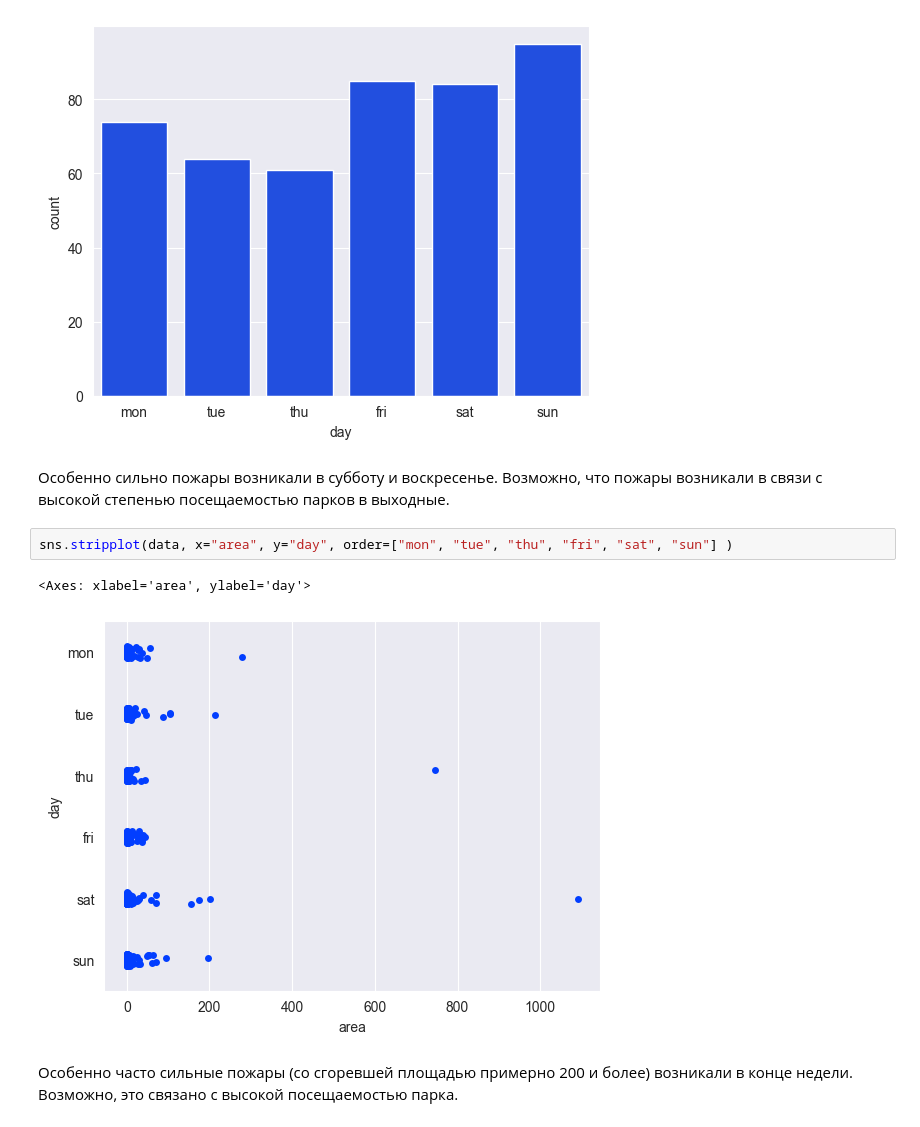
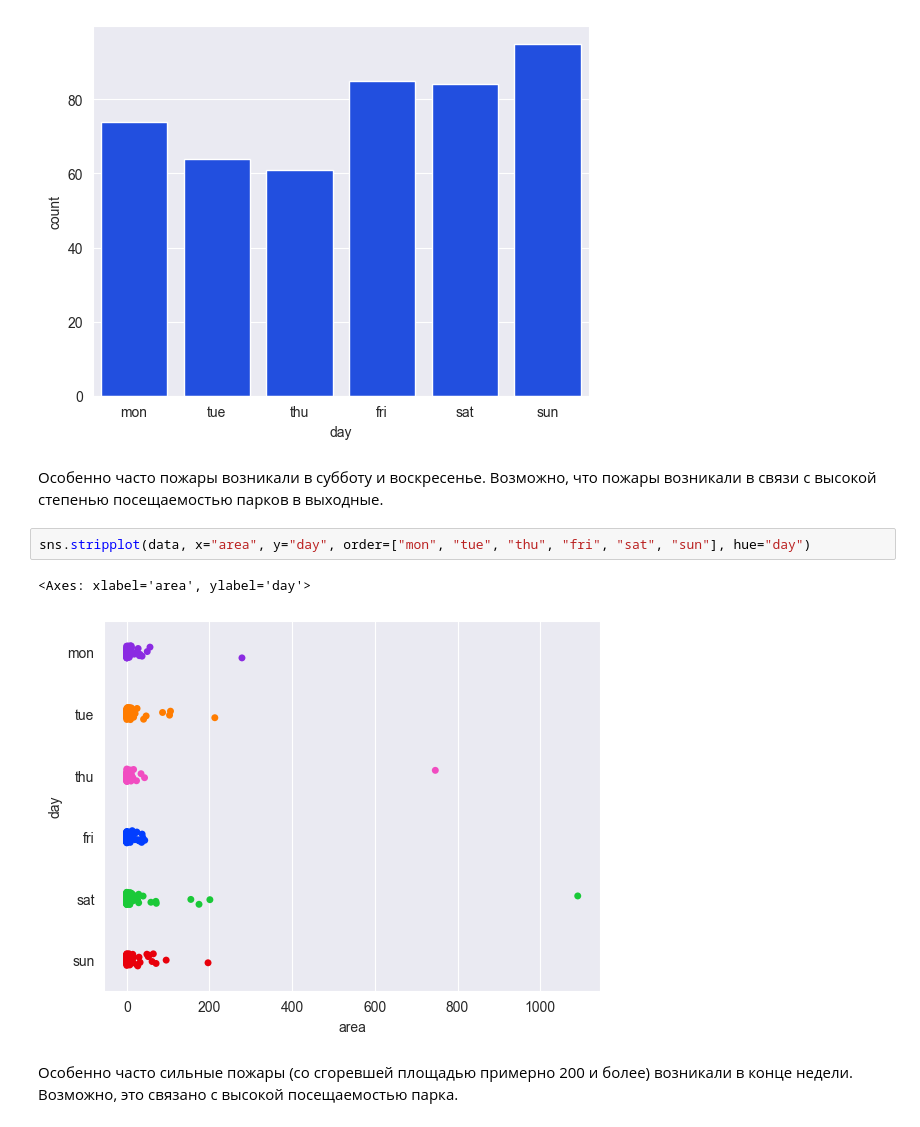
Before and after one commit to stwz13/ml, a Jupyter notebook: practice1.ipynb, the cells around one changed output. Saved outputs shown, nothing was run; the diff lists cells and outputs as text.

Commit message:
more graphics

```diff
--- a/practice1.ipynb
+++ b/practice1.ipynb
@@ -257,12 +272,12 @@ sns.countplot(data, x="day", order=["mon", "tue", "thu", "fri", "sat", "sun"] )
 <Axes: xlabel='day', ylabel='count'>
 [figure]
 # %% [markdown]
-Особенно сильно пожары возникали в субботу и воскресенье. Возможно, что пожары возникали в связи с высокой степенью посещаемостью парков в выходные.
+Особенно часто пожары возникали в субботу и воскресенье. Возможно, что пожары возникали в связи с высокой степенью посещаемостью парков в выходные.
 # %%
-sns.stripplot(data, x="area", y="day", order=["mon", "tue", "thu", "fri", "sat", "sun"] )
+sns.stripplot(data, x="area", y="day", order=["mon", "tue", "thu", "fri", "sat", "sun"], hue="day")
 # %% [output]
 <Axes: xlabel='area', ylabel='day'>
-[figure, old version]
+[figure, new version]
 # %% [markdown]
 Особенно часто сильные пожары (со сгоревшей площадью примерно 200 и более) возникали в конце недели. Возможно, это связано с высокой посещаемостью парка.
 # %%
```
Also changed, not shown: parts of 12 cells of this notebook.
